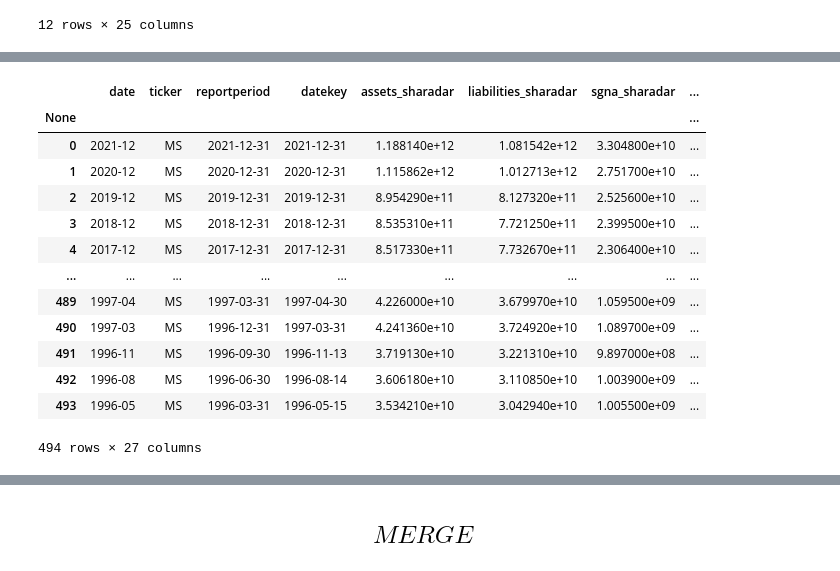
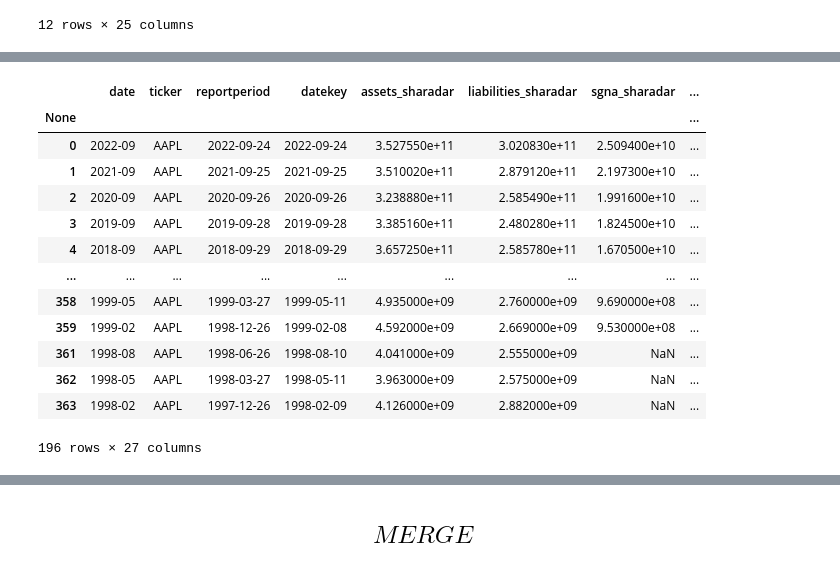
Before and after one commit to Aleengelstajn/Financial-APIs-Comparison-Python, a Jupyter notebook: API_downloads/Merge.ipynb, the cells around one changed output, grey strips where cells are left out. Saved outputs shown, nothing was run; the diff lists cells and outputs as text; code cells hidden in the pictures.

```diff
--- a/API_downloads/Merge.ipynb
+++ b/API_downloads/Merge.ipynb
@@ -342,6 +363,8 @@ def sharadar(ticker):
     import pandas as pd
     from urllib.request import urlopen
     import nasdaqdatalink
+    import pickle
+
 
     nasdaqdatalink.ApiConfig.api_key = "rxxWsjphD1YghSYo-LWD"
 
@@ -368,24 +391,27 @@ def sharadar(ticker):
     with open('saved_dictionary.pkl', 'rb') as f:
         dict = pickle.load(f)
     df_sharadar.rename(columns=dict['sharadar'], inplace=True)
+    df_sharadar.drop_duplicates(inplace=True)
+    df_sharadar.drop_duplicates('date', inplace=True)
+    df_sharadar.to_csv('Data\\sharadar.csv')
     return df_sharadar
 # %%
-sharadar('MS')
+sharadar('AAPL')
 # %% [output]
 |  | date | ticker | reportperiod | datekey | assets_sharadar | liabilities_sharadar | sgna_sharadar | ... |
 | None |  |  |  |  |  |  |  | ... |
-| 0 | 2021-12 | MS | 2021-12-31 | 2021-12-31 | 1.188140e+12 | 1.081542e+12 | 3.304800e+10 | ... |
-| 1 | 2020-12 | MS | 2020-12-31 | 2020-12-31 | 1.115862e+12 | 1.012713e+12 | 2.751700e+10 | ... |
-| 2 | 2019-12 | MS | 2019-12-31 | 2019-12-31 | 8.954290e+11 | 8.127320e+11 | 2.525600e+10 | ... |
-| 3 | 2018-12 | MS | 2018-12-31 | 2018-12-31 | 8.535310e+11 | 7.721250e+11 | 2.399500e+10 | ... |
-| 4 | 2017-12 | MS | 2017-12-31 | 2017-12-31 | 8.517330e+11 | 7.732670e+11 | 2.306400e+10 | ... |
+| 0 | 2022-09 | AAPL | 2022-09-24 | 2022-09-24 | 3.527550e+11 | 3.020830e+11 | 2.509400e+10 | ... |
+| 1 | 2021-09 | AAPL | 2021-09-25 | 2021-09-25 | 3.510020e+11 | 2.879120e+11 | 2.197300e+10 | ... |
+| 2 | 2020-09 | AAPL | 2020-09-26 | 2020-09-26 | 3.238880e+11 | 2.585490e+11 | 1.991600e+10 | ... |
+| 3 | 2019-09 | AAPL | 2019-09-28 | 2019-09-28 | 3.385160e+11 | 2.480280e+11 | 1.824500e+10 | ... |
+| 4 | 2018-09 | AAPL | 2018-09-29 | 2018-09-29 | 3.657250e+11 | 2.585780e+11 | 1.670500e+10 | ... |
 | ... | ... | ... | ... | ... | ... | ... | ... | ... |
-| 489 | 1997-04 | MS | 1997-03-31 | 1997-04-30 | 4.226000e+10 | 3.679970e+10 | 1.059500e+09 | ... |
-| 490 | 1997-03 | MS | 1996-12-31 | 1997-03-31 | 4.241360e+10 | 3.724920e+10 | 1.089700e+09 | ... |
-| 491 | 1996-11 | MS | 1996-09-30 | 1996-11-13 | 3.719130e+10 | 3.221310e+10 | 9.897000e+08 | ... |
-| 492 | 1996-08 | MS | 1996-06-30 | 1996-08-14 | 3.606180e+10 | 3.110850e+10 | 1.003900e+09 | ... |
-| 493 | 1996-05 | MS | 1996-03-31 | 1996-05-15 | 3.534210e+10 | 3.042940e+10 | 1.005500e+09 | ... |
+| 358 | 1999-05 | AAPL | 1999-03-27 | 1999-05-11 | 4.935000e+09 | 2.760000e+09 | 9.690000e+08 | ... |
+| 359 | 1999-02 | AAPL | 1998-12-26 | 1999-02-08 | 4.592000e+09 | 2.669000e+09 | 9.530000e+08 | ... |
+| 361 | 1998-08 | AAPL | 1998-06-26 | 1998-08-10 | 4.041000e+09 | 2.555000e+09 | NaN | ... |
+| 362 | 1998-05 | AAPL | 1998-03-27 | 1998-05-11 | 3.963000e+09 | 2.575000e+09 | NaN | ... |
+| 363 | 1998-02 | AAPL | 1997-12-26 | 1998-02-09 | 4.126000e+09 | 2.882000e+09 | NaN | ... |
-494 rows × 27 columns
+196 rows × 27 columns
 # %%
 def financial_model(ticker):
     ''' Libraries '''
```
Also changed, not shown: parts of 29 cells of this notebook, 10 other files.
